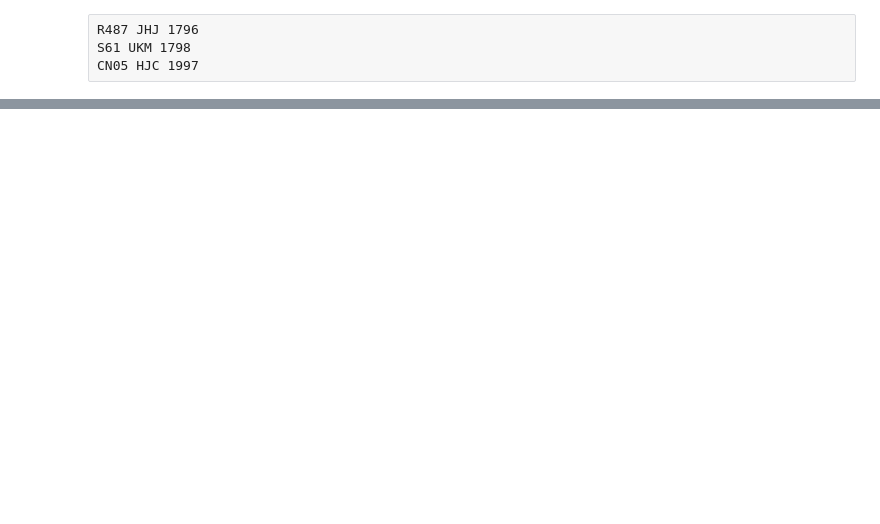
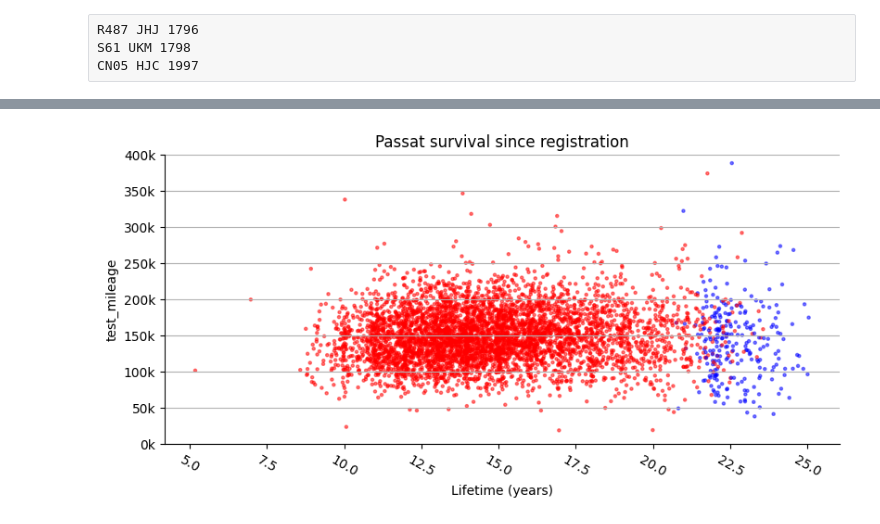
Before and after one commit to ianozsvald/mot_pandas2_polars_dask, a Jupyter notebook: experiments/20230529_vehicle_summary/dask_read_volvo.ipynb, the cells around one changed output, grey strips where cells are left out. Drawn from its saved outputs; the diff is of its cells as text; code cells hidden in the pictures; blank space fills up the shorter version.

```diff
--- a/experiments/20230529_vehicle_summary/dask_read_volvo.ipynb
+++ b/experiments/20230529_vehicle_summary/dask_read_volvo.ipynb
@@ -250,27 +318,30 @@ passats_df  # .groupby('year').count()
 #ax.set_ylim(0, 250000)
 # %%
 from simpler_mpl import set_common_mpl_styles, set_commas
+import matplotlib.pyplot as plt
 
 fig, ax = plt.subplots(constrained_layout=True)
 
 passats_df.dropna().plot.scatter(
-    figsize=(12, 6),
+    figsize=(8, 4),
     x="lifetime",
     y="test_mileage",
     marker=".",
     alpha=0.5,
     # s=0.5,
     c="surviving_colour",
     ax=ax
 )
 #ax.set_xlim(5, 26)
-#ax.set_ylim(0, 400000)
+ax.set_ylim(0, 400000)
 #ax.plot(result["test_date"], result["passed"])  # , marker='o')
-#ax.yaxis.set_major_formatter(lambda x, pos: f"{int(x/1000):,}k")
+ax.yaxis.set_major_formatter(lambda x, pos: f"{int(x/1000):,}k")
 plt.xticks(rotation=-30)
 set_common_mpl_styles(
-    ax, title="Passat survival since registration", ymin=0, #ylabel="Passing Tests per Week"
+    ax, title="Passat survival since registration", ymin=0, xlabel="Lifetime (years)" #ylabel="Passing Tests per Week"
 )
+# %% [output]
+[figure, added]
 # %%
 ax = passats_df.dropna().plot.scatter(
     figsize=(12, 6),
```
Also changed, not shown: parts of 6 cells of this notebook, 2 other files.
